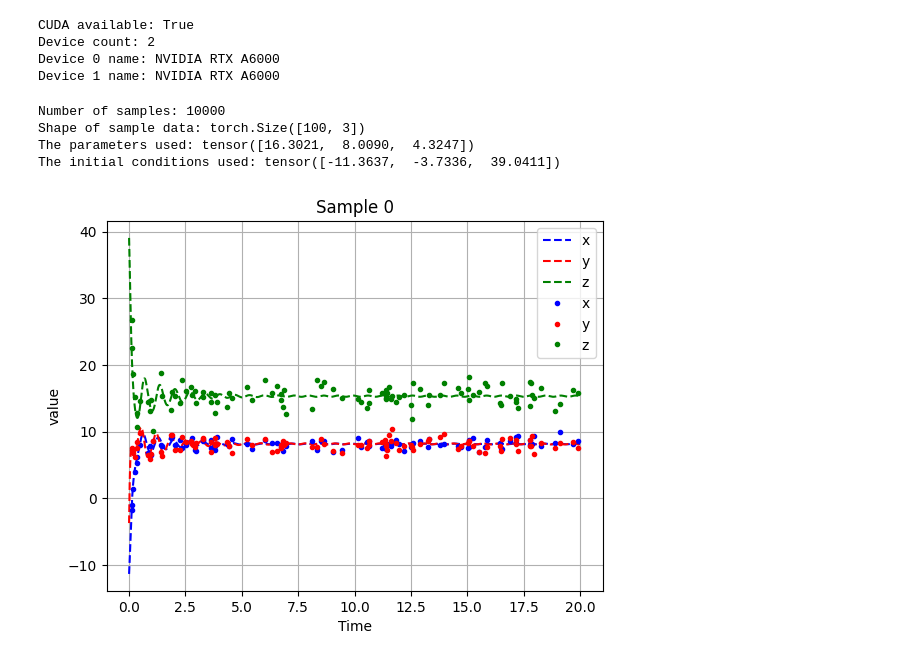
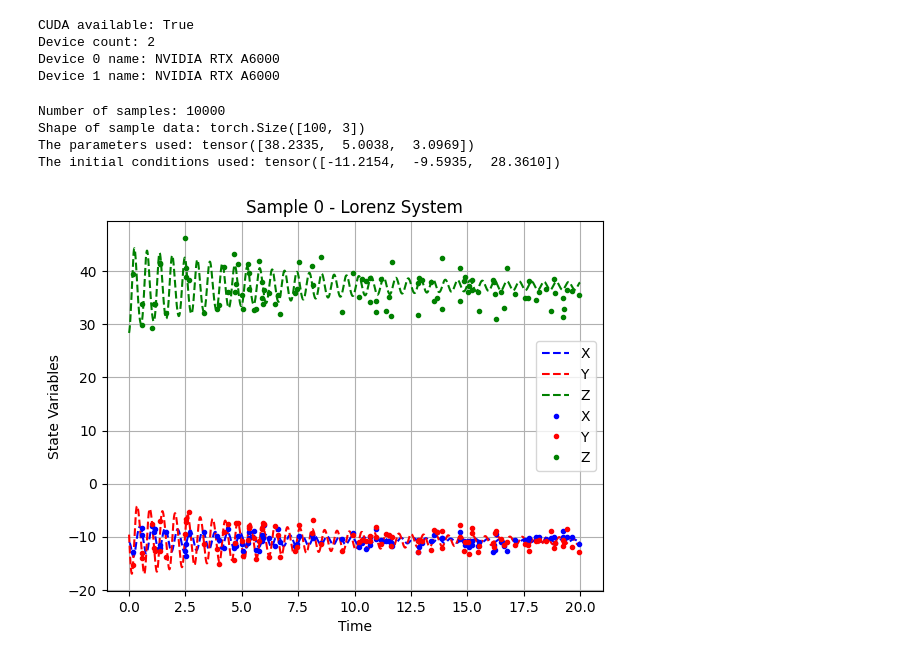
Before and after one commit to Arya-Honarpisheh/DiffSysId, a Jupyter notebook: check.ipynb, the cells around one changed output. Drawn from its saved outputs; the diff is of its cells as text; code cells hidden in the pictures.

```diff
--- a/check.ipynb
+++ b/check.ipynb
@@ -19,42 +19,42 @@ Device 1 name: NVIDIA RTX A6000
 # %%
 # load the dataset
 seed = 0
 total_time = 20.0
 dt = 0.001
 dataset = torch.load("/home/arya/DiffSysId/data/Lorenz_S_10000_T_20.0_dt_0.001_seq_len_100_seed_0/dataset.pt", weights_only=False)
-train_loader , valid_loader, test_loader = get_dataloader(dataset, seed=0, nfold=0, batch_size=32)
+train_loader , valid_loader, test_loader = get_dataloader(dataset, seed=seed, nfold=0, batch_size=32)
 
 # Get a sample from the train dataset
 batch = next(iter(train_loader))  # Preload the first batch to ensure the dataset is ready
 sample = {k: v[0] for k, v in batch.items()}
 
 # print the number of samples and the shape of the data
 print(f"Number of samples: {len(dataset)}")
 print(f"Shape of sample data: {sample['x'].shape}")
 print(f"The parameters used: {sample['parameters']}")
 print(f"The initial conditions used: {sample['x_init']}")
 
-t_real, x1_real, x2_real, x3_real = LorenzModel(sample['x_init'].numpy(), total_time, dt, sample['parameters'].numpy())
+t_real, x1_real, x2_real, x3_real = LorenzModel(sample['x_init'], total_time, dt, sample['parameters'])
 
 # Visualize one sample
-plt.plot(t_real, x1_real, label="x", linestyle='--', color='blue')
-plt.plot(t_real, x2_real, label="y", linestyle='--', color='red')
-plt.plot(t_real, x3_real, label="z", linestyle='--', color='green')
-plt.plot(sample['time'], sample['x'][:, 0], label="x", marker='.', linestyle='None', color='blue')
-plt.plot(sample['time'], sample['x'][:, 1], label="y", marker='.', linestyle='None', color='red')
-plt.plot(sample['time'], sample['x'][:, 2], label="z", marker='.', linestyle='None', color='green')
-plt.title("Sample 0")
+plt.plot(t_real, x1_real, label="X", linestyle='--', color='blue')
+plt.plot(t_real, x2_real, label="Y", linestyle='--', color='red')
+plt.plot(t_real, x3_real, label="Z", linestyle='--', color='green')
+plt.plot(sample['time'], sample['x'][:, 0], label="X", marker='.', linestyle='None', color='blue')
+plt.plot(sample['time'], sample['x'][:, 1], label="Y", marker='.', linestyle='None', color='red')
+plt.plot(sample['time'], sample['x'][:, 2], label="Z", marker='.', linestyle='None', color='green')
+plt.title("Sample 0 - Lorenz System")
 plt.xlabel("Time")
-plt.ylabel("value")
+plt.ylabel("State Variables")
 plt.legend()
 plt.grid(True)
 plt.show()
 # %% [output]
 Number of samples: 10000
 Shape of sample data: torch.Size([100, 3])
-The parameters used: tensor([16.3021,  8.0090,  4.3247])
-The initial conditions used: tensor([-11.3637,  -3.7336,  39.0411])
+The parameters used: tensor([38.2335,  5.0038,  3.0969])
+The initial conditions used: tensor([-11.2154,  -9.5935,  28.3610])
-[figure, old version]
+[figure, new version]
 # %%
 # load the dataset
 # seed = 0
```
Also changed, not shown: parts of 2 cells of this notebook, 12 other files.
